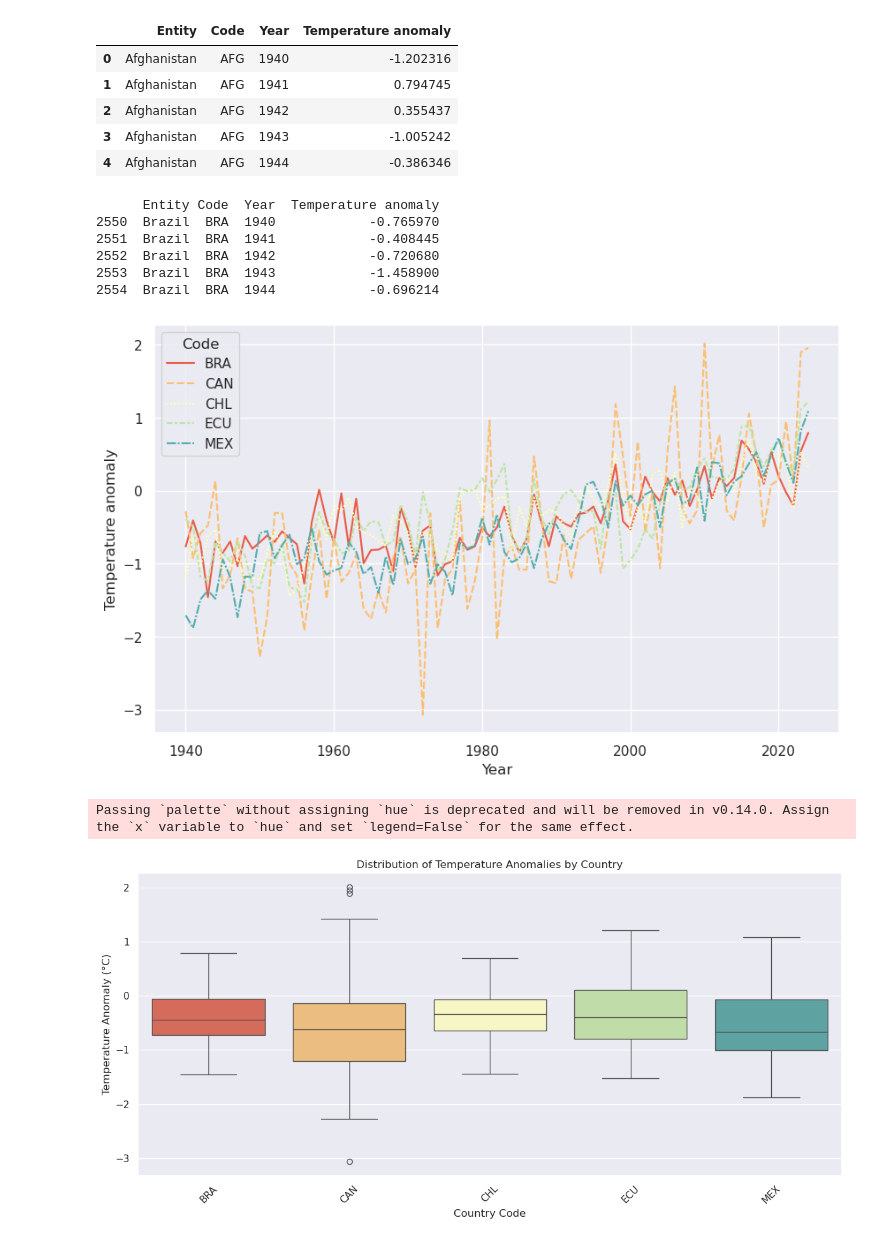
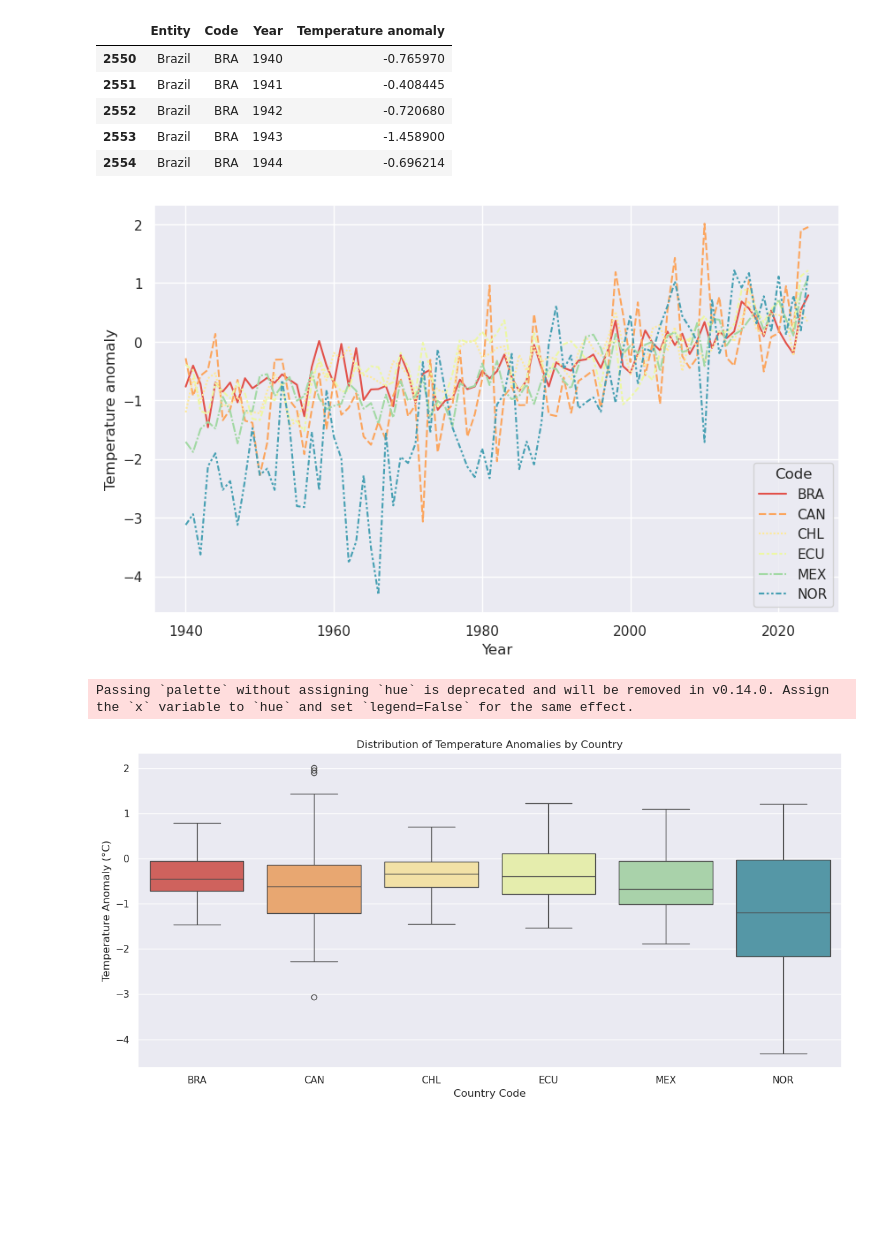
Before and after one commit to aragaoiberis/atv3, a Jupyter notebook: atv3.ipynb, the cells around one changed output. Cells and saved outputs as stored; diff of their text form; code cells hidden in the pictures; blank space fills up the shorter version.

```diff
--- a/atv3.ipynb
+++ b/atv3.ipynb
@@ -7,42 +36,31 @@ df = pd.read_csv('data/annual-temperature-anomalies.csv')
-# %%
-df.head()
-# %% [output]
-|  | Entity | Code | Year | Temperature anomaly |
-| 0 | Afghanistan | AFG | 1940 | -1.202316 |
-| 1 | Afghanistan | AFG | 1941 | 0.794745 |
-| 2 | Afghanistan | AFG | 1942 | 0.355437 |
-| 3 | Afghanistan | AFG | 1943 | -1.005242 |
-| 4 | Afghanistan | AFG | 1944 | -0.386346 |
 # %%
-selected_countries = ['BRA', 'MEX', 'CHL', 'ECU', 'CAN']
+alguns_paises = ['BRA', 'MEX', 'CHL', 'ECU', 'CAN', 'NOR']
 
-# Filter the DataFrame to include only the selected countries
-df2 = df[df['Code'].isin(selected_countries)].copy()
+# dataframe secundário com alguns países
+df2 = df[df['Code'].isin(alguns_paises)].copy()
 
-# Display the resulting DataFrame (optional)
-print(df2.head())
+df2.head()
 # %% [output]
-      Entity Code  Year  Temperature anomaly
-2550  Brazil  BRA  1940            -0.765970
-2551  Brazil  BRA  1941            -0.408445
-2552  Brazil  BRA  1942            -0.720680
-2553  Brazil  BRA  1943            -1.458900
-2554  Brazil  BRA  1944            -0.696214
+|  | Entity | Code | Year | Temperature anomaly |
+| 2550 | Brazil | BRA | 1940 | -0.765970 |
+| 2551 | Brazil | BRA | 1941 | -0.408445 |
+| 2552 | Brazil | BRA | 1942 | -0.720680 |
+| 2553 | Brazil | BRA | 1943 | -1.458900 |
+| 2554 | Brazil | BRA | 1944 | -0.696214 |
 # %%
 from matplotlib.ticker import MaxNLocator
-#sns.set_theme(style="darkgrid")
+sns.set_theme(style="darkgrid")
 
 plt.figure(figsize=(10,6))
 
-# Plot the responses for different events and regions
 ax = sns.lineplot(
     x="Year", y="Temperature anomaly",
     palette="Spectral",
     hue="Code",
     style="Code",
     data=df2)
-#lt.gca().xaxis.set_major_locator(MaxNLocator(nbins=8))
+
 plt.xticks([1940, 1960, 1980, 2000, 2020])
 plt.show()
 # %% [output]
-[figure, old version]
+[figure, new version]
@@ -49,25 +116,24 @@ plt.show()
 # %%
 plt.figure(figsize=(12, 6))
 
-# Create the boxplot
 ax = sns.boxplot(
     x="Code",
     y="Temperature anomaly",
     data=df2,
     palette="Spectral",
 
 )
 
-# Customize the plot
+
 plt.title("Distribution of Temperature Anomalies by Country")
 plt.xlabel("Country Code")
 plt.ylabel("Temperature Anomaly (°C)")
-plt.xticks(rotation=45)  # Rotate country codes for better readability
+#plt.xticks(rotation=45)
 
 # Show the plot
 plt.tight_layout()  # Adjust layout to prevent label cutoff
 plt.show()
 # %% [output]
 Passing `palette` without assigning `hue` is deprecated and will be removed in v0.14.0. Assign the `x` variable to `hue` and set `legend=False` for the same effect.
-[figure, old version]
+[figure, new version]
 # %%
```
Also changed, not shown: parts of 17 cells of this notebook, 1 other file.
